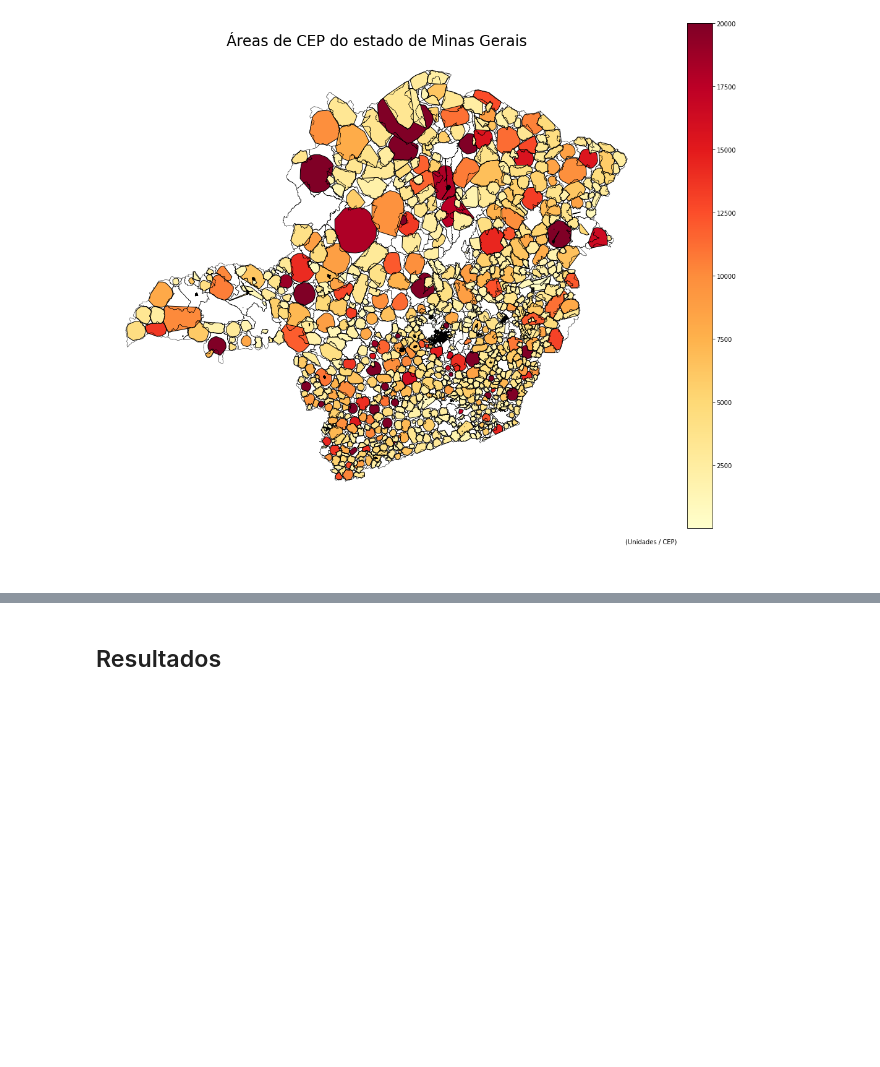
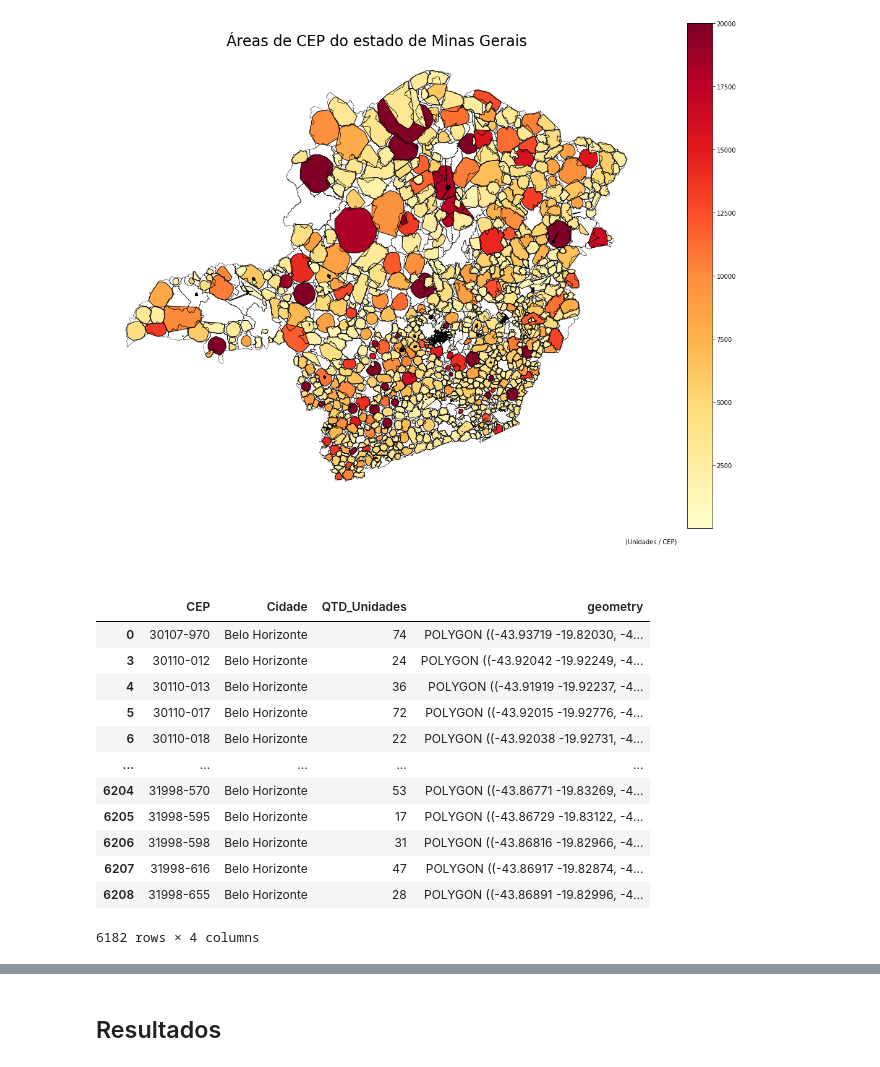
Before and after one commit to mcatrinque/areas-cep-mg, a Jupyter notebook: analise_area_cep_mg.ipynb, the cells around one changed output, grey strips where cells are left out. Drawn from its saved outputs; the diff is of its cells as text; code cells hidden in the pictures; blank space fills up the shorter version.

```diff
--- a/analise_area_cep_mg.ipynb
+++ b/analise_area_cep_mg.ipynb
@@ -424,3 +435,20 @@ plt.axis('off')
 plt.show()
 # %% [output]
 [figure]
+# %%
+mg_bh_area_cep = mg_area_cep.loc[mg_area_cep['Cidade'] == 'Belo Horizonte']
+mg_bh_area_cep
+# %% [output]
+|  | CEP | Cidade | QTD_Unidades | geometry |
+| 0 | 30107-970 | Belo Horizonte | 74 | POLYGON ((-43.93719 -19.82030, -4... |
+| 3 | 30110-012 | Belo Horizonte | 24 | POLYGON ((-43.92042 -19.92249, -4... |
+| 4 | 30110-013 | Belo Horizonte | 36 | POLYGON ((-43.91919 -19.92237, -4... |
+| 5 | 30110-017 | Belo Horizonte | 72 | POLYGON ((-43.92015 -19.92776, -4... |
+| 6 | 30110-018 | Belo Horizonte | 22 | POLYGON ((-43.92038 -19.92731, -4... |
+| ... | ... | ... | ... | ... |
+| 6204 | 31998-570 | Belo Horizonte | 53 | POLYGON ((-43.86771 -19.83269, -4... |
+| 6205 | 31998-595 | Belo Horizonte | 17 | POLYGON ((-43.86729 -19.83122, -4... |
+| 6206 | 31998-598 | Belo Horizonte | 31 | POLYGON ((-43.86816 -19.82966, -4... |
+| 6207 | 31998-616 | Belo Horizonte | 47 | POLYGON ((-43.86917 -19.82874, -4... |
+| 6208 | 31998-655 | Belo Horizonte | 28 | POLYGON ((-43.86891 -19.82996, -4... |
+6182 rows × 4 columns
```
Also changed, not shown: parts of 10 cells of this notebook.
